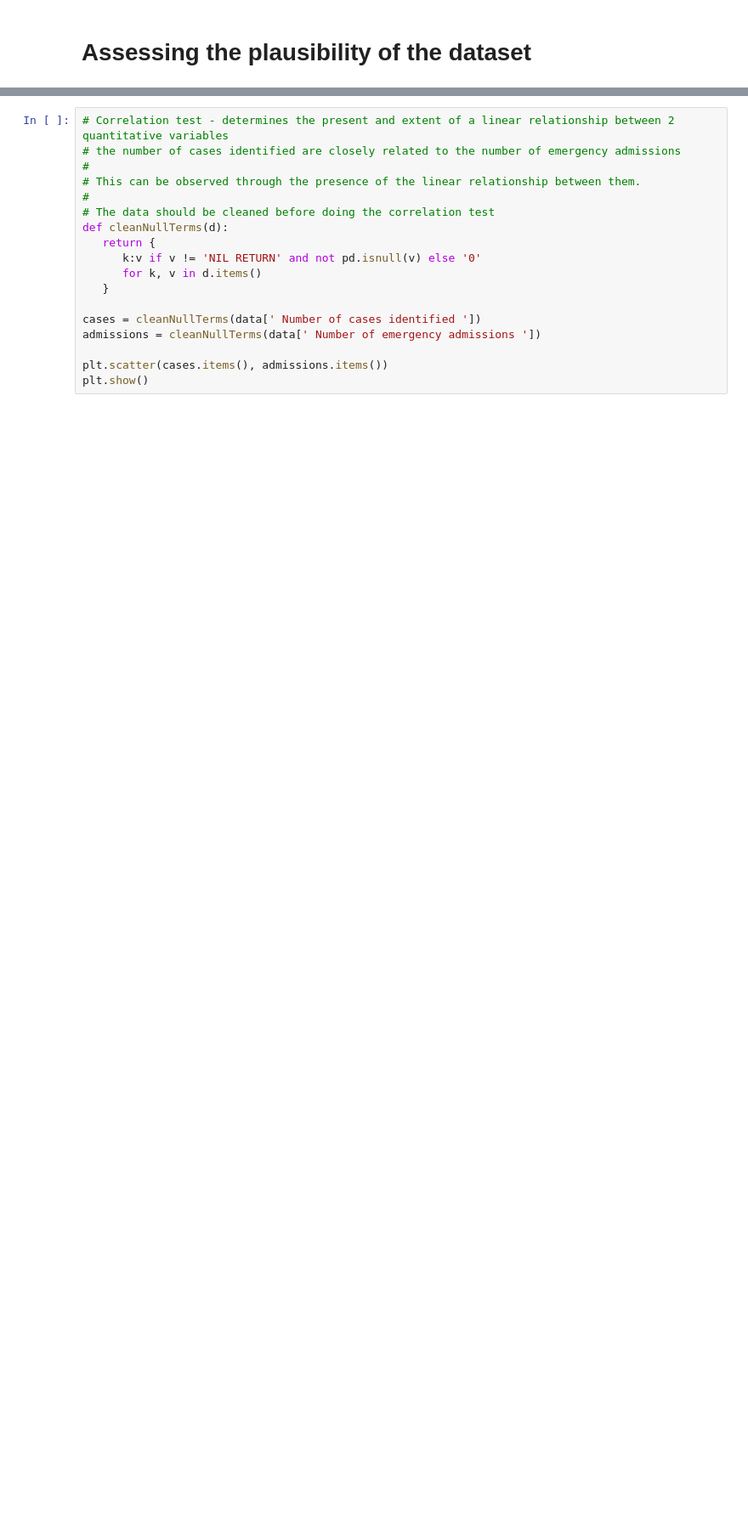
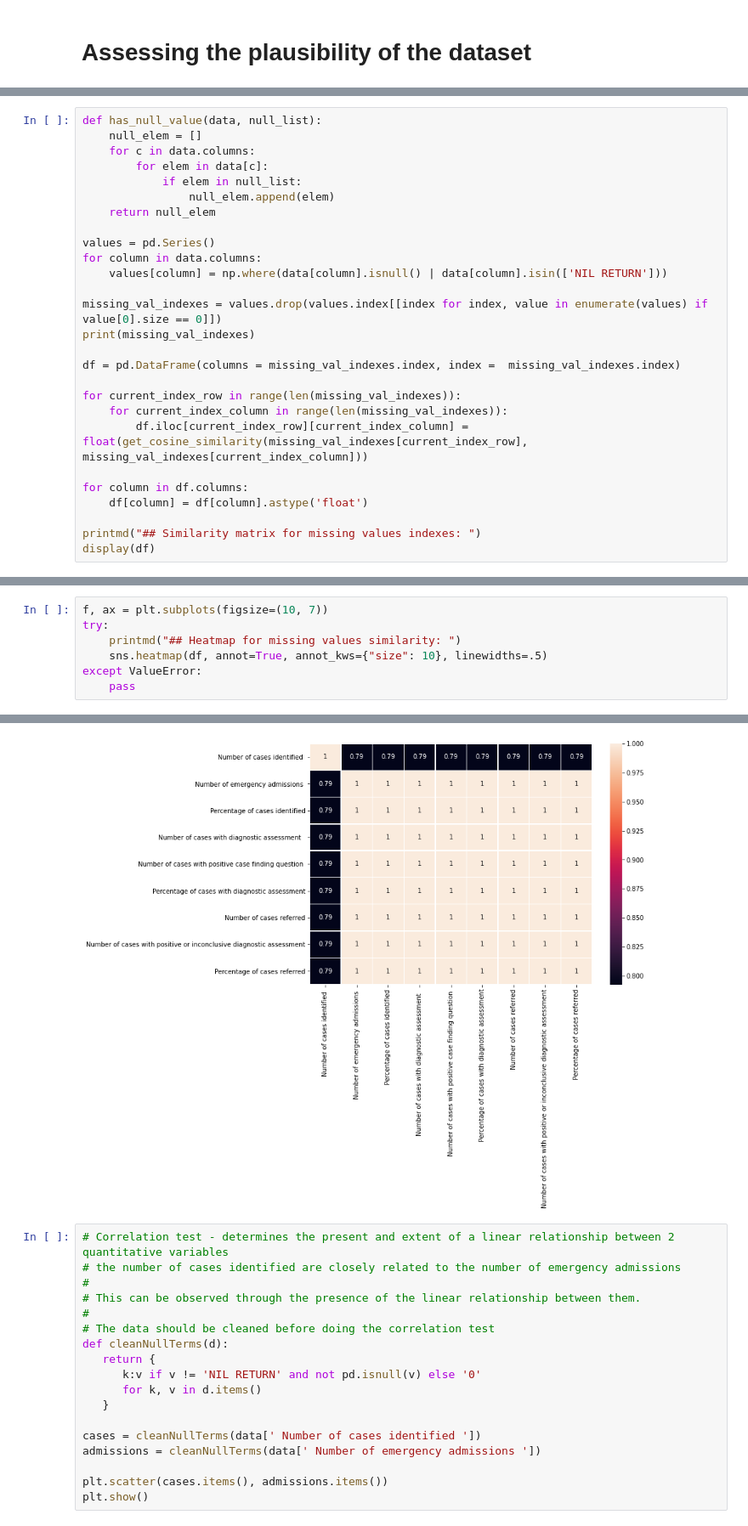
Before and after one commit to vintage-maeve/Data_quality, a Jupyter notebook: Establishing data quality.ipynb, the cells around one changed output, grey strips where cells are left out. Shown at 85% size. Drawn from its saved outputs; the diff is of its cells as text; blank space fills up the shorter version.

```diff
--- a/Establishing data quality.ipynb
+++ b/Establishing data quality.ipynb
@@ -201,0 +216,27 @@ else:
+# %%
+def has_null_value(data, null_list):
+    null_elem = []
+    for c in data.columns:
+        for elem in data[c]:
+            if elem in null_list:
+                null_elem.append(elem)
+    return null_elem
+
+values = pd.Series()
+for column in data.columns:
+    values[column] = np.where(data[column].isnull() | data[column].isin(['NIL RETURN']))
+
+missing_val_indexes = values.drop(values.index[[index for index, value in enumerate(values) if value[0].size == 0]])
+print(missing_val_indexes)
+
+df = pd.DataFrame(columns = missing_val_indexes.index, index =  missing_val_indexes.index)
+
+for current_index_row in range(len(missing_val_indexes)):
+    for current_index_column in range(len(missing_val_indexes)):
+        df.iloc[current_index_row][current_index_column] = float(get_cosine_similarity(missing_val_indexes[current_index_row], missing_val_indexes[current_index_column]))
+
+for column in df.columns:
+    df[column] = df[column].astype('float')
+
+printmd("## Similarity matrix for missing values indexes: ")
+display(df)
@@ -201,0 +265,8 @@ else:
+# %%
+f, ax = plt.subplots(figsize=(10, 7))
+try:
+    printmd("## Heatmap for missing values similarity: ")
+    sns.heatmap(df, annot=True, annot_kws={"size": 10}, linewidths=.5)
+except ValueError:
+    pass
+# %% [output]
@@ -202,3 +274,4 @@ else:
+[figure, added]
 # %%
 # Correlation test - determines the present and extent of a linear relationship between 2 quantitative variables
 # the number of cases identified are closely related to the number of emergency admissions
```
Also changed, not shown: parts of 10 cells of this notebook.
